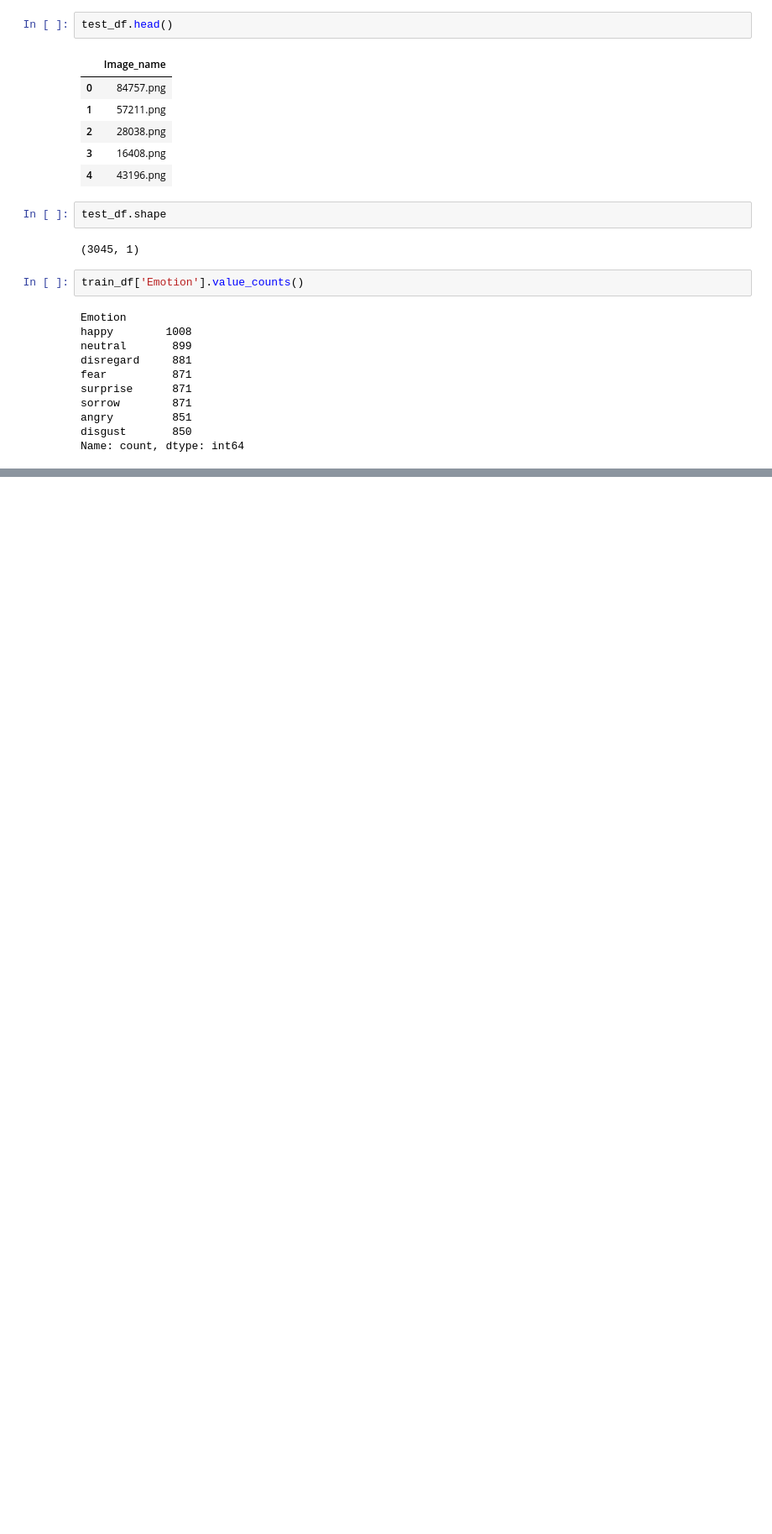
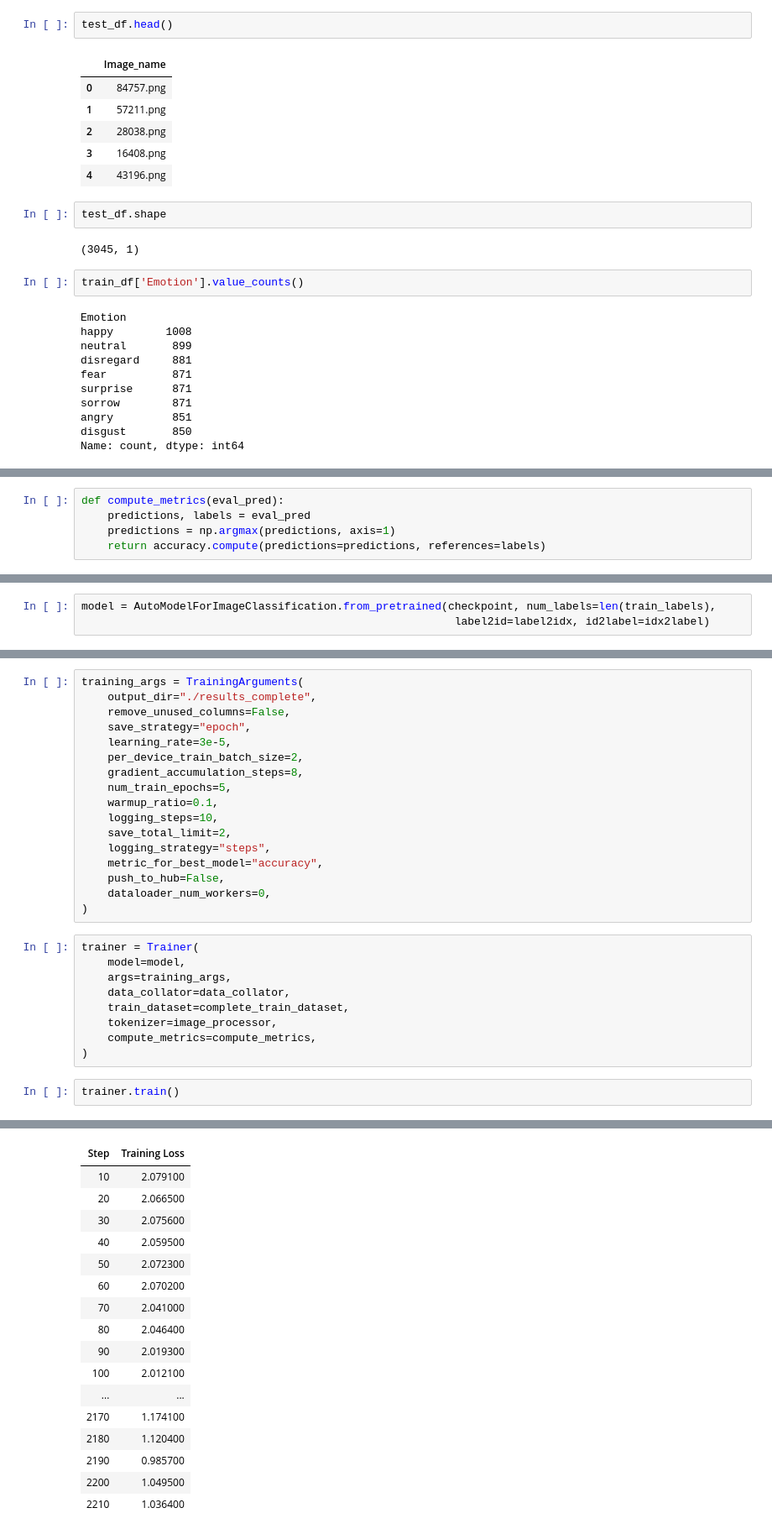
Before and after one commit to Priyanshu0/MachineHack-Competitions, a Jupyter notebook: emotions_prediction.ipynb, the cells around one changed output, grey strips where cells are left out. Shown at 84% size. Drawn from its saved outputs; the diff is of its cells as text; blank space fills up the shorter version.

```diff
--- a/emotions_prediction.ipynb
+++ b/emotions_prediction.ipynb
@@ -45,0 +179,5 @@ Name: count, dtype: int64
+# %%
+def compute_metrics(eval_pred):
+    predictions, labels = eval_pred
+    predictions = np.argmax(predictions, axis=1)
+    return accuracy.compute(predictions=predictions, references=labels)
@@ -45,0 +186,3 @@ Name: count, dtype: int64
+# %%
+model = AutoModelForImageClassification.from_pretrained(checkpoint, num_labels=len(train_labels),
+                                                         label2id=label2idx, id2label=idx2label)
@@ -45,0 +192,29 @@ Name: count, dtype: int64
+# %%
+training_args = TrainingArguments(
+    output_dir="./results_complete",
+    remove_unused_columns=False,
+    save_strategy="epoch",
+    learning_rate=3e-5,
+    per_device_train_batch_size=2,
+    gradient_accumulation_steps=8,
+    num_train_epochs=5,
+    warmup_ratio=0.1,
+    logging_steps=10,
+    save_total_limit=2,
+    logging_strategy="steps",
+    metric_for_best_model="accuracy",
+    push_to_hub=False,
+    dataloader_num_workers=0,
+)
+# %%
+trainer = Trainer(
+    model=model,
+    args=training_args,
+    data_collator=data_collator,
+    train_dataset=complete_train_dataset,
+    tokenizer=image_processor,
+    compute_metrics=compute_metrics,
+)
+# %%
+trainer.train()
+# %% [output]
@@ -45,0 +222,17 @@ Name: count, dtype: int64
+| Step | Training Loss |
+| 10 | 2.079100 |
+| 20 | 2.066500 |
+| 30 | 2.075600 |
+| 40 | 2.059500 |
+| 50 | 2.072300 |
+| 60 | 2.070200 |
+| 70 | 2.041000 |
+| 80 | 2.046400 |
+| 90 | 2.019300 |
+| 100 | 2.012100 |
+| ... | ... |
+| 2170 | 1.174100 |
+| 2180 | 1.120400 |
+| 2190 | 0.985700 |
+| 2200 | 1.049500 |
+| 2210 | 1.036400 |
```
Also changed, not shown: parts of 44 cells of this notebook.
